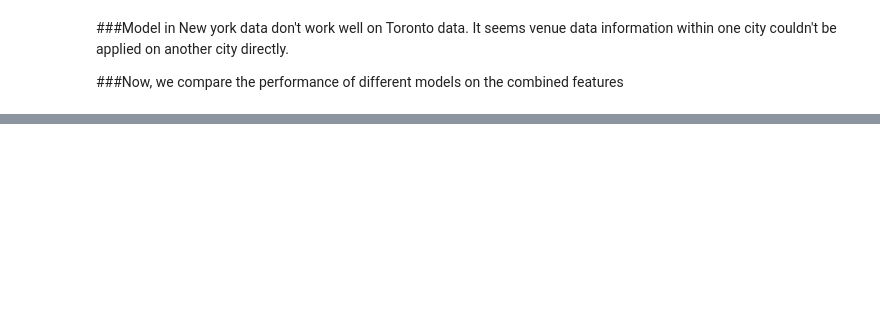
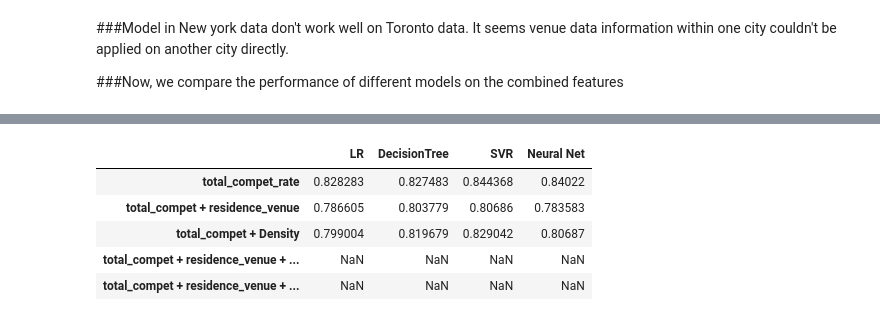
Before and after one commit to laurence-lin/Coursera_Capstone, a Jupyter notebook: Final_Project_Train.ipynb, the cells around one changed output, grey strips where cells are left out. Saved outputs shown, nothing was run; the diff lists cells and outputs as text; code cells hidden in the pictures; blank space fills up the shorter version.

```diff
--- a/Final_Project_Train.ipynb
+++ b/Final_Project_Train.ipynb
@@ -261,0 +575,9 @@ print('Random rank score = ', mean_rand_score)
+# %%
+df_performance
+# %% [output]
+|  | LR | DecisionTree | SVR | Neural Net |
+| total_compet_rate | 0.828283 | 0.827483 | 0.844368 | 0.84022 |
+| total_compet + residence_venue | 0.786605 | 0.803779 | 0.80686 | 0.783583 |
+| total_compet + Density | 0.799004 | 0.819679 | 0.829042 | 0.80687 |
+| total_compet + residence_venue + ... | NaN | NaN | NaN | NaN |
+| total_compet + residence_venue + ... | NaN | NaN | NaN | NaN |
```
Also changed, not shown: parts of 24 cells of this notebook.
